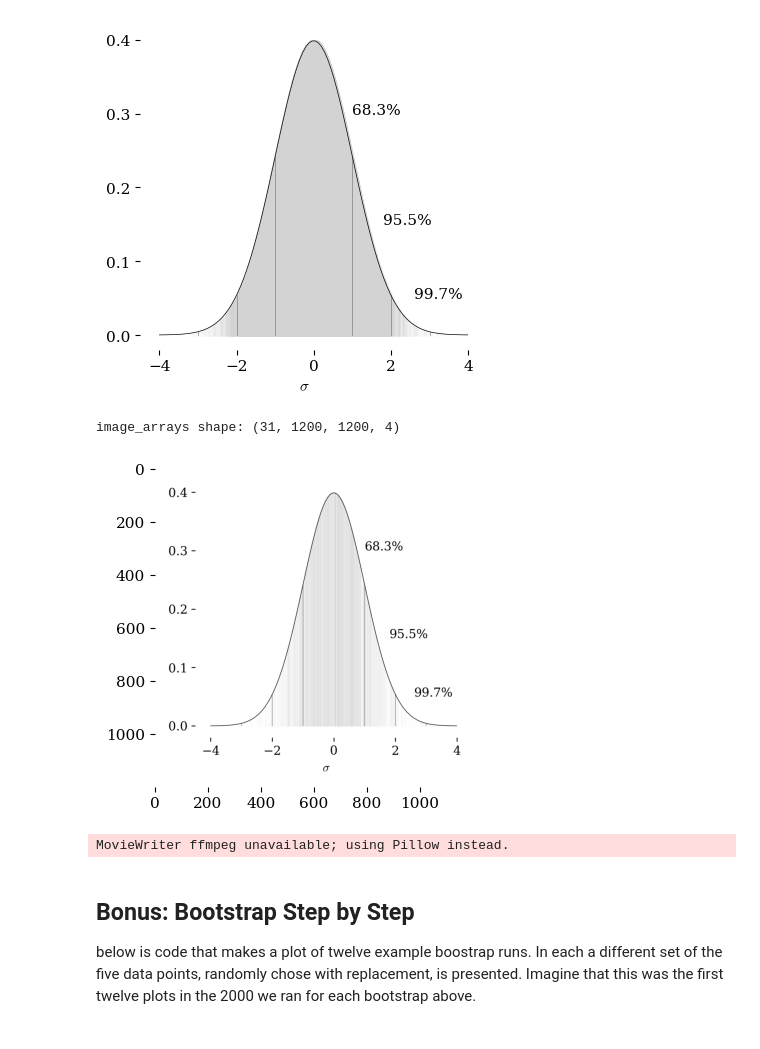
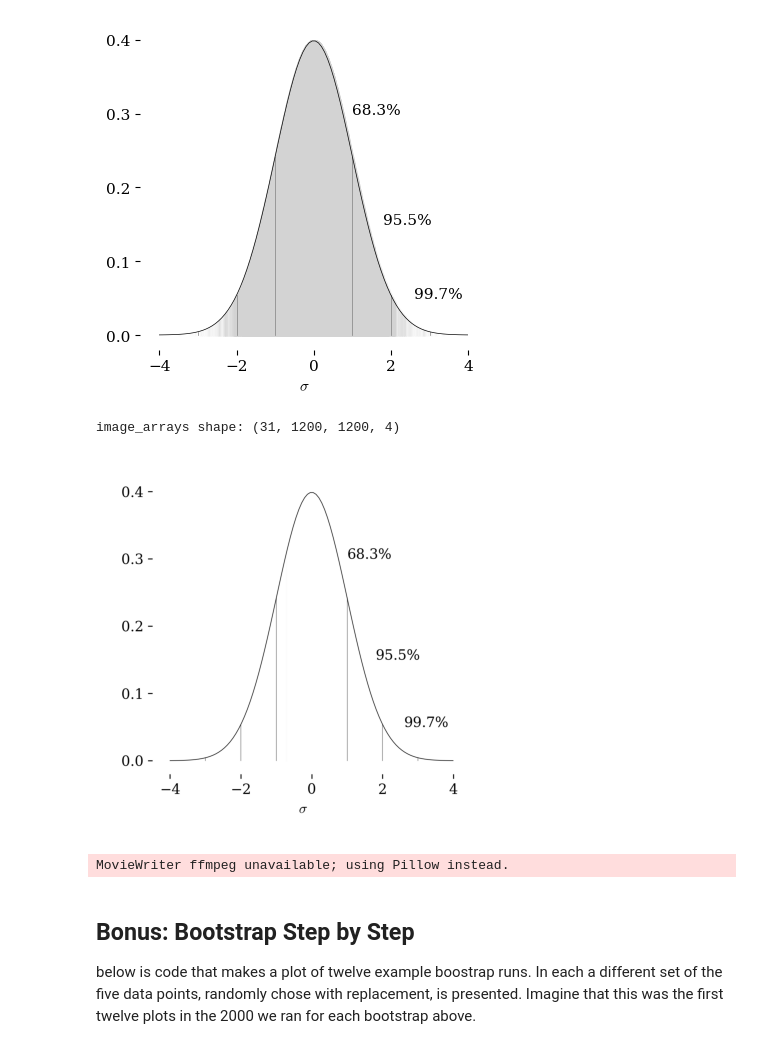
Before and after one commit to blinkletter/PythonPresentation, a Jupyter notebook: 03E-Eyring_Exercises_5_Bootstrap.ipynb, the cells around one changed output. Drawn from its saved outputs; the diff is of its cells as text; code cells hidden in the pictures.

```diff
--- a/03E-Eyring_Exercises_5_Bootstrap.ipynb
+++ b/03E-Eyring_Exercises_5_Bootstrap.ipynb
@@ -31,10 +31,10 @@ from uncertainties import unumpy as unp  # a replacement for numpy
 
 ### Set global variables
 
-#location_data = "data/"         ## Use either local folder or github folder.
-#location_styles = "styles/"     ## Use github locations for Colab
-location_data = "https://raw.githubusercontent.com/blinkletter/PythonPresentation/main/data/"
-location_styles = "https://raw.githubusercontent.com/blinkletter/PythonPresentation/main/styles/"
+location_data = "data/"         ## Use either local folder or github folder.
+location_styles = "styles/"     ## Use github locations for Colab
+#location_data = "https://raw.githubusercontent.com/blinkletter/PythonPresentation/main/data/"
+#location_styles = "https://raw.githubusercontent.com/blinkletter/PythonPresentation/main/styles/"
 
 sigma_value = 2
 y_lim_1 = [-3.8,-2.2]
@@ -1412,6 +1413,7 @@ import glob
 
 #read all the .png files in directory called `steps`
 files = glob.glob(r"plots/gif2/*.png")
+files.sort()
 
 from PIL import Image
 
@@ -1421,38 +1423,44 @@ for my_file in files:
 
     image = Image.open(my_file)
     image_array.append(image)
 
 print('image_arrays shape:', np.array(image_array).shape)
 
 #image_arrays shape: (29,)
 
 
 import matplotlib.pyplot as plt
 import matplotlib.animation as animation
 
 # Create the figure and axes objects
 fig, ax = plt.subplots()
 
 # Set the initial image
 im = ax.imshow(image_array[0], animated=True)
 
+im.axes.xaxis.set_ticks([])   # remove axis of pixels
+im.axes.yaxis.set_ticks([])
+
 
 def update(i):
     im.set_array(image_array[i])
     return im,
 
-
 # Create the animation object
-animation_fig = animation.FuncAnimation(fig, update, frames=len(image_array),
-                                    interval=200, blit=True,repeat_delay=10,)
+animation_fig = animation.FuncAnimation(fig, update, frames = len(image_array),
+                                    interval = 200,
+                                    blit = True,
+                                    repeat = False,
+                                    #repeat_delay = None,
+                                    )
 
 # Show the animation
 plt.show()
 
-animation_fig.save("plots/animated_GMM.gif")
+animation_fig.save("plots/animated_GMM.gif", dpi = 300)
 # %% [output]
 image_arrays shape: (31, 1200, 1200, 4)
-[figure, old version]
+[figure, new version]
 MovieWriter ffmpeg unavailable; using Pillow instead.
 # %% [markdown]
 ## Bonus: Bootstrap Step by Step
```
Also changed, not shown: parts of 7 cells of this notebook, 53 other files.
